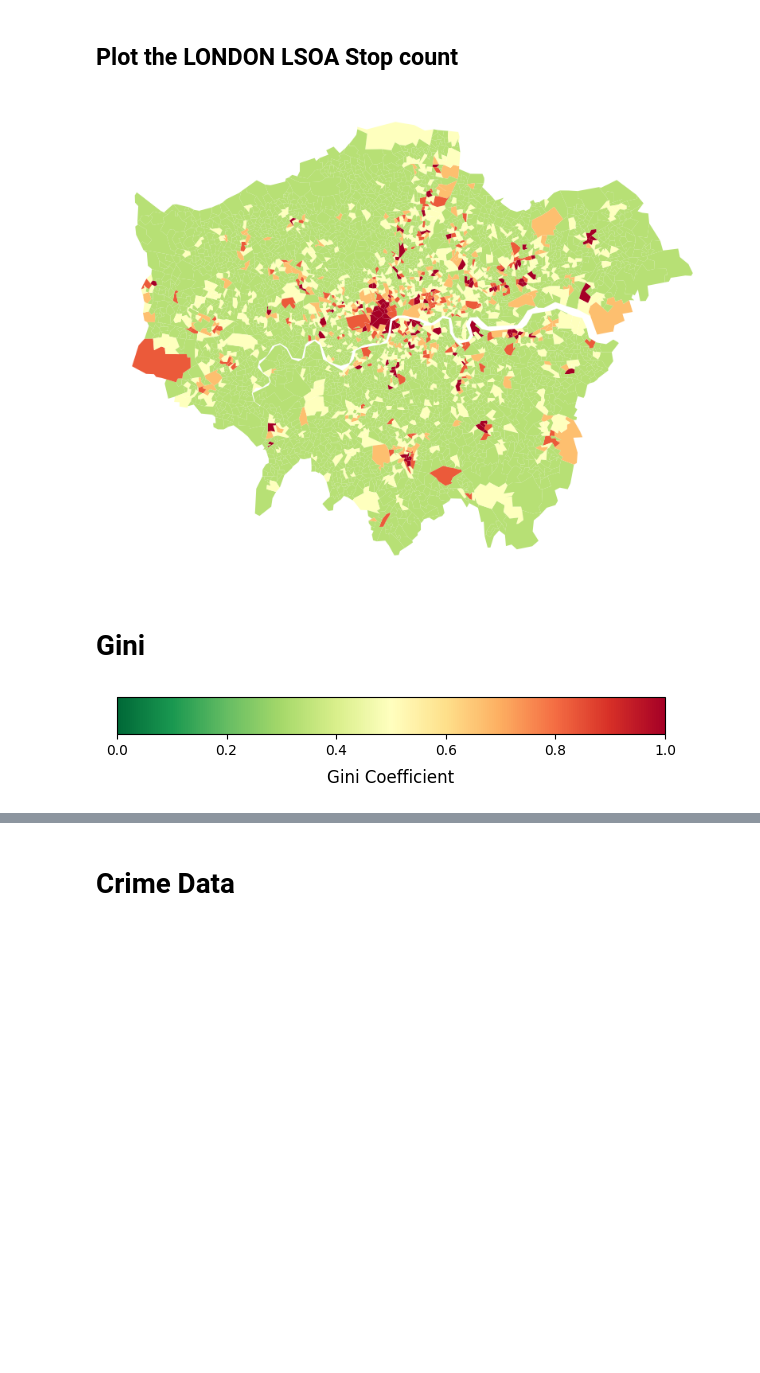
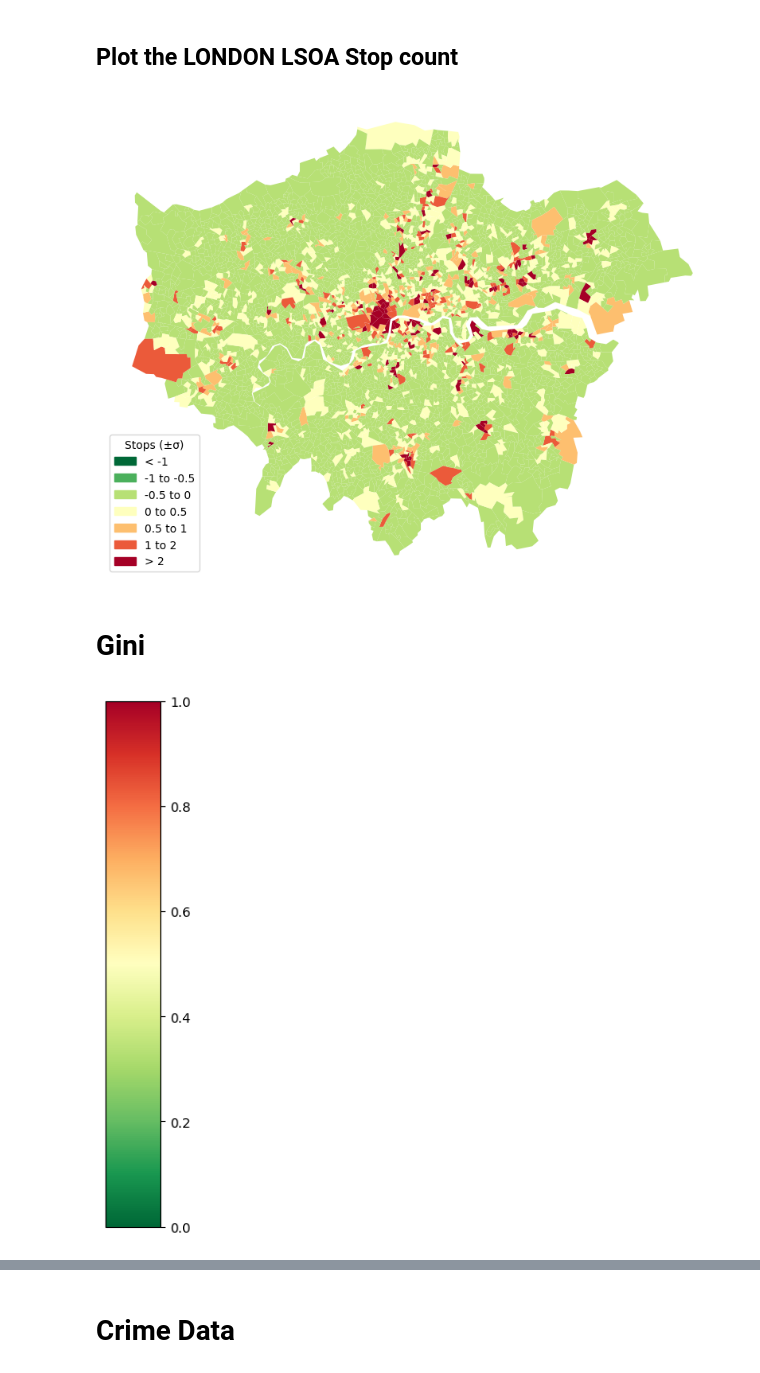
Before and after one commit to KofiBartonByfield/Dissertation, a Jupyter notebook: code/Visualisations/create_plots.ipynb, the cells around one changed output, grey strips where cells are left out. Drawn from its saved outputs; the diff is of its cells as text; code cells hidden in the pictures; blank space fills up the shorter version.

Commit message:
improve plots

```diff
--- a/code/Visualisations/create_plots.ipynb
+++ b/code/Visualisations/create_plots.ipynb
@@ -128,7 +128,7 @@ london.plot(column='StopCount_z',
 
 
 # Add legend to the plot
-# ax.legend(handles=legend_handles, title="Stops (±σ)", loc='upper right')
+ax.legend(handles=legend_handles, title="Stops (±σ)", loc='lower left')
 # ax.get_legend().set_bbox_to_anchor((1.05, 0.5))
 # ax.get_legend().set_loc('center left')
 
@@ -139,33 +139,33 @@ plt.savefig('../../Figures/Map Visualisations/london_stops_map.svg', bbox_inches
 
 plt.show()
 # %% [output]
-[figure, old version]
+[figure, new version]
 # %% [markdown]
 # Gini
 # %%
 
 
 # Create a figure and axis for a horizontal colourbar
-fig, ax = plt.subplots(figsize=(6, 1.2))  # Wide and short for horizontal
+fig, ax = plt.subplots(figsize=(1.2, 6))  # Wide and short for horizontal
 
 # Normalise for gini range — adjust if needed
 cmap = plt.cm.get_cmap('RdYlGn_r')
 norm = mpl.colors.Normalize(vmin=0, vmax=1)
 
 # Create horizontal colourbar
 cbar = mpl.colorbar.ColorbarBase(ax,
                                  cmap=cmap,
                                  norm=norm,
-                                 orientation='horizontal')
-cbar.set_label('Gini Coefficient', fontsize=12, labelpad=8)
+                                 orientation='vertical')
+# cbar.set_label('Gini Coefficient', fontsize=12, labelpad=8)
 cbar.ax.tick_params(labelsize=10)
 
 # Save or show
 plt.tight_layout()
 plt.savefig('../../Figures/Map Visualisations/gini_colourbar.svg', bbox_inches='tight')
 plt.show()
 # %% [output]
-[figure, old version]
+[figure, new version]
 # %%
 
 fig, ax = plt.subplots(figsize=(10, 8))
```
Also changed, not shown: parts of 4 cells of this notebook.
